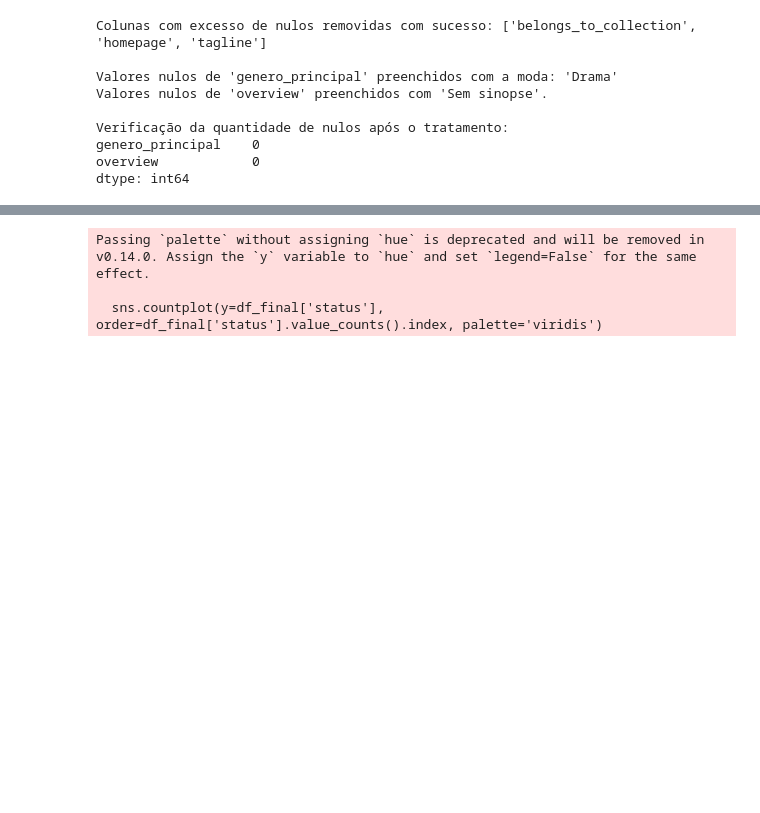
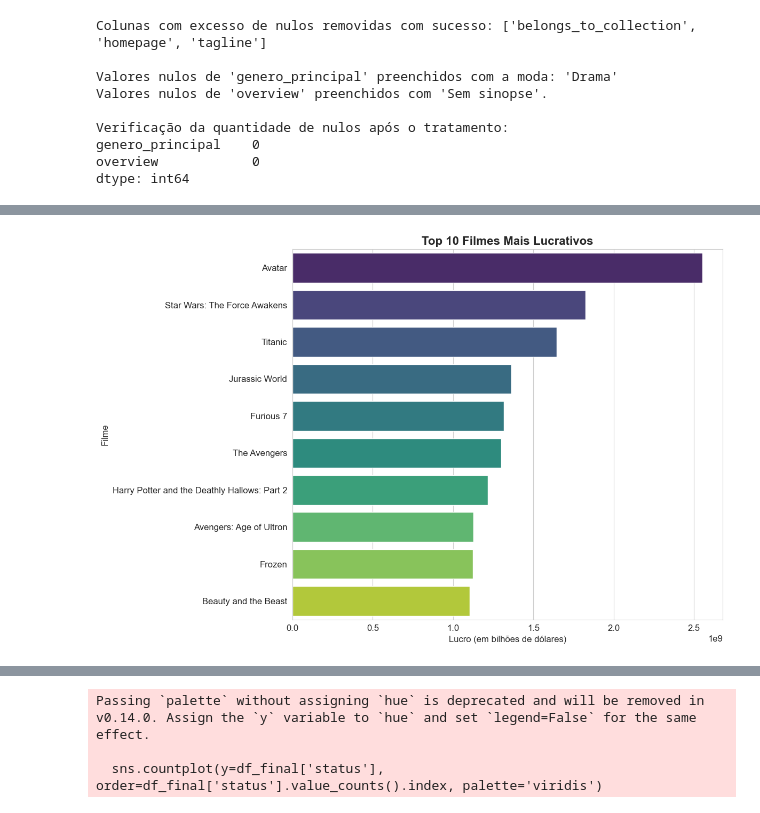
Before and after one commit to ahmiura/tutoria_dados_modelagem, a Jupyter notebook: 02-dados/[Dados]_Exercicio_2.ipynb, the cells around one changed output, grey strips where cells are left out. Saved outputs shown, nothing was run; the diff lists cells and outputs as text; code cells hidden in the pictures; blank space fills up the shorter version.

```diff
--- a/02-dados/[Dados]_Exercicio_2.ipynb
+++ b/02-dados/[Dados]_Exercicio_2.ipynb
@@ -493,0 +483,81 @@ Index(['adult', 'belongs_to_collection', 'budget', 'genres', 'homepage', 'id',
+# %%
+import matplotlib.pyplot as plt
+import seaborn as sns
+
+# ==============================================================================
+# CERTIFIQUE-SE DE QUE SEU DATAFRAME 'df_final' FOI CRIADO NAS CÉLULAS ANTERIORES
+# ==============================================================================
+
+# Configurações de estilo para os gráficos
+sns.set_style("whitegrid")
+plt.rcParams['figure.figsize'] = (12, 7)
+plt.rcParams['font.size'] = 12
+
+# --- Bloco de Análise (recriando as variáveis a partir do df_final) ---
+
+# Análise de filmes mais lucrativos
+df_analise = df_final[(df_final['budget'] > 0) & (df_final['revenue'] > 0)].copy()
+df_analise['profit'] = df_analise['revenue'] - df_analise['budget']
+filmes_mais_lucrativos = df_analise.sort_values(by='profit', ascending=False).head(10)
+
+# Análise de lucro médio por gênero principal
+lucro_por_genero = df_analise.groupby('genero_principal')['profit'].mean().sort_values(ascending=False)
+
+# Análise de produção de filmes por país
+colunas_paises = df_final.loc[:, 'Afghanistan':'Zimbabwe']
+contagem_por_pais = colunas_paises.sum().sort_values(ascending=False).head(10)
+
+# Análise de lançamentos de filmes ao longo dos anos
+# Garante que a conversão de data seja feita (pode já ter sido feita antes, mas não há problema em repetir)
+df_final['release_date'] = pd.to_datetime(df_final['release_date'], errors='coerce')
+df_final['release_year'] = df_final['release_date'].dt.year
+filmes_por_ano = df_final['release_year'].value_counts().sort_index()
+
+
+# --- Gráfico 1: Top 10 Filmes Mais Lucrativos ---
+plt.figure(figsize=(12, 8))
+sns.barplot(data=filmes_mais_lucrativos, y='title', x='profit', palette='viridis')
+plt.title('Top 10 Filmes Mais Lucrativos', fontsize=16, weight='bold')
+plt.xlabel('Lucro (em bilhões de dólares)', fontsize=12) # Ajustei a escala no rótulo
+plt.ylabel('Filme', fontsize=12)
+plt.tight_layout()
+plt.savefig('top_10_filmes_lucrativos.png')
+plt.show()
+
+
+# --- Gráfico 2: Lucro Médio por Gênero ---
+plt.figure(figsize=(14, 8))
+sns.barplot(y=lucro_por_genero.index, x=lucro_por_genero.values, palette='plasma')
+plt.title('Lucro Médio por Gênero Principal', fontsize=16, weight='bold')
+plt.xlabel('Lucro Médio', fontsize=12)
+plt.ylabel('Gênero', fontsize=12)
+plt.tight_layout()
+plt.savefig('lucro_medio_por_genero.png')
+plt.show()
+
+
+# --- Gráfico 3: Top 10 Países por Número de Produções ---
+plt.figure(figsize=(12, 7))
+sns.barplot(x=contagem_por_pais.index, y=contagem_por_pais.values, palette='magma')
+plt.title('Top 10 Países com Mais Produções de Filmes', fontsize=16, weight='bold')
+plt.xlabel('País', fontsize=12)
+plt.ylabel('Número de Filmes Produzidos', fontsize=12)
+plt.xticks(rotation=45, ha='right')
+plt.tight_layout()
+plt.savefig('top_10_paises_producao.png')
+plt.show()
+
+
+# --- Gráfico 4: Número de Filmes Lançados por Ano ---
+plt.figure(figsize=(16, 8))
+# Filtra para remover anos muito antigos com poucos filmes que podem poluir o gráfico
+filmes_por_ano_recente = filmes_por_ano[filmes_por_ano.index > 1940]
+sns.lineplot(x=filmes_por_ano_recente.index, y=filmes_por_ano_recente.values, marker='o', linestyle='-')
+plt.title('Número de Filmes Lançados por Ano (Pós-1940)', fontsize=16, weight='bold')
+plt.xlabel('Ano de Lançamento', fontsize=12)
+plt.ylabel('Número de Filmes', fontsize=12)
+plt.grid(True)
+plt.tight_layout()
+plt.savefig('filmes_por_ano.png')
+plt.show()
+# %% [output]
@@ -493,0 +567 @@ Index(['adult', 'belongs_to_collection', 'budget', 'genres', 'homepage', 'id',
+[figure, added]
```
Also changed, not shown: parts of 2 cells of this notebook, 1 other file.
